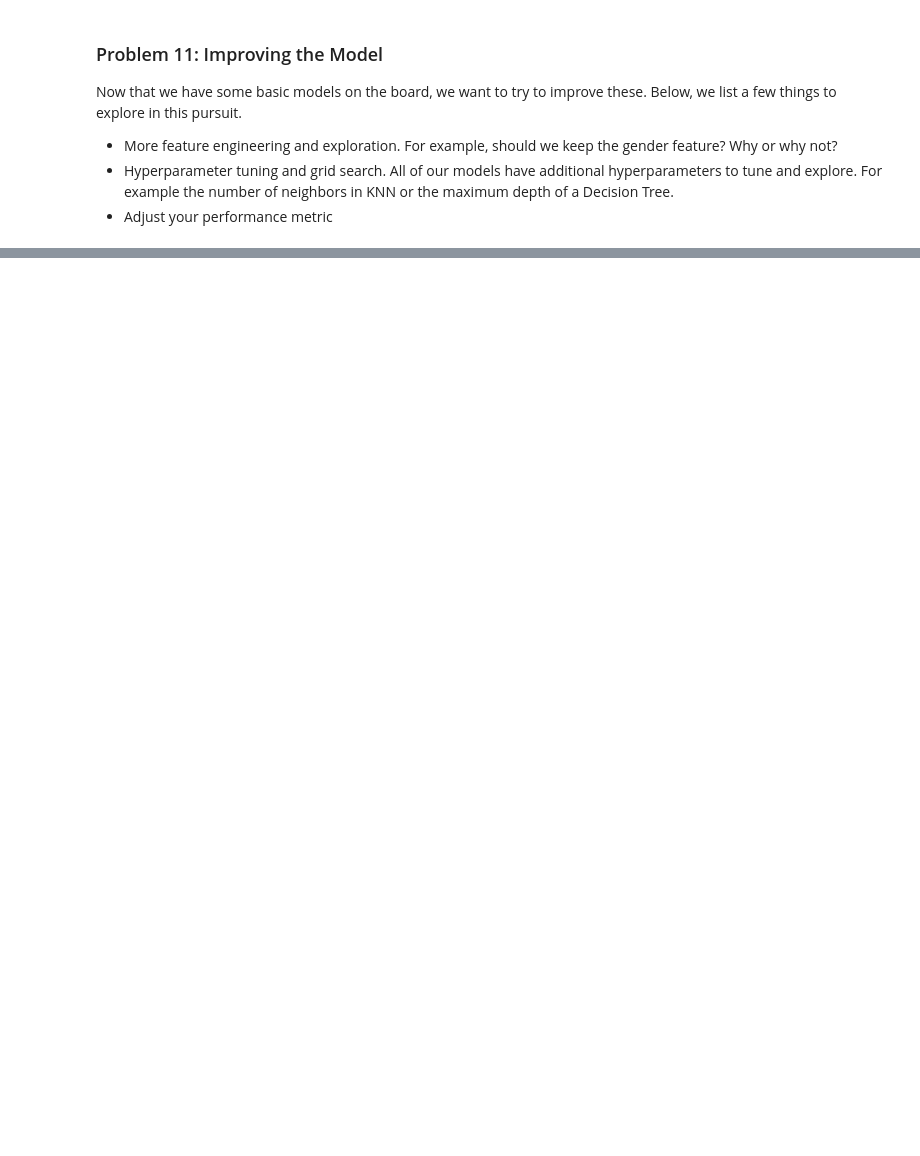
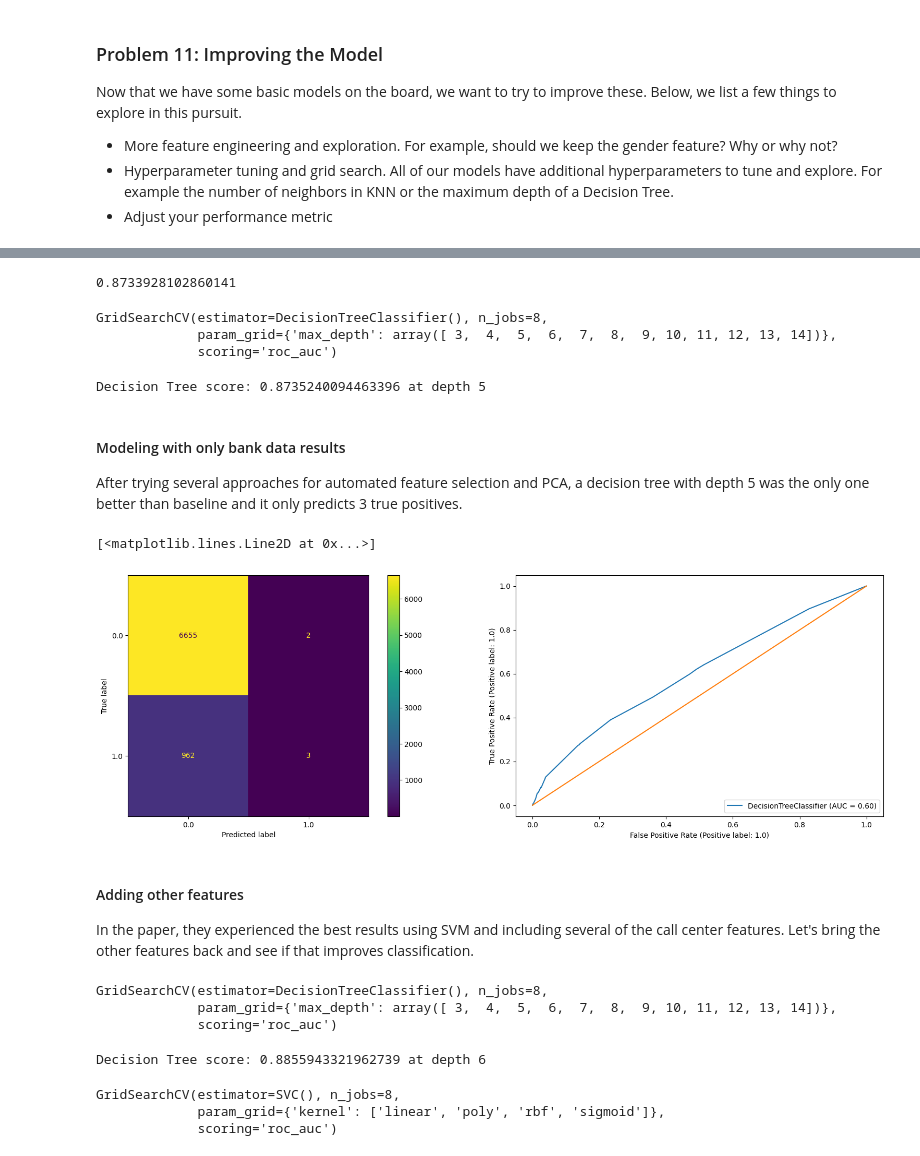
Before and after one commit to caller9/berkeley_ai_cert_module_17, a Jupyter notebook: practical_application_3.ipynb, the cells around one changed output, grey strips where cells are left out. Cells and saved outputs as stored; diff of their text form; code cells hidden in the pictures; blank space fills up the shorter version.

```diff
--- a/practical_application_3.ipynb
+++ b/practical_application_3.ipynb
@@ -254,0 +319,9 @@ Now that we have some basic models on the board, we want to try to improve these
+# %%
+pca_svm_pipeline = Pipeline([
+    ('scaler', StandardScaler()),
+    ('pca', PCA()),
+    ('model', SVC())
+])
+pca_svm_params = {'model__kernel': ['linear', 'poly', 'rbf', 'sigmoid'], 'pca__n_components': [3, 4, 5]}
+pca_svm_grid = GridSearchCV(pca_svm_pipeline, n_jobs=8, param_grid=pca_svm_params, scoring='roc_auc')
+pca_svm_grid.fit(X_train, y_train)
@@ -254,0 +339,9 @@ Now that we have some basic models on the board, we want to try to improve these
+# %%
+pca_lgr_pipeline = Pipeline([
+    ('scaler', StandardScaler()),
+    ('pca', PCA()),
+    ('model', LogisticRegression())
+])
+pca_lgr_params = {'model__max_iter': [100, 1_000, 10_000], 'pca__n_components': [3, 4, 5]}
+pca_lgr_grid = GridSearchCV(pca_lgr_pipeline, n_jobs=8, param_grid=pca_lgr_params, scoring='roc_auc')
+pca_lgr_grid.fit(X_train, y_train)
@@ -254,0 +356,31 @@ Now that we have some basic models on the board, we want to try to improve these
+# %%
+pca_lgr_grid.best_estimator_.score(X_test, y_test)
+# %% [output]
+0.8733928102860141
+# %%
+dt_params = {'max_depth': np.arange(3, 15)}
+dt_grid = GridSearchCV(DecisionTreeClassifier(), n_jobs=8, param_grid=dt_params, scoring='roc_auc')
+dt_grid.fit(X_train, y_train)
+# %% [output]
+GridSearchCV(estimator=DecisionTreeClassifier(), n_jobs=8,
+             param_grid={'max_depth': array([ 3,  4,  5,  6,  7,  8,  9, 10, 11, 12, 13, 14])},
+             scoring='roc_auc')
+# %%
+best_dt_estimator = dt_grid.best_estimator_
+print(f"Decision Tree score: {best_dt_estimator.score(X_test, y_test)} at depth {dt_grid.best_params_['max_depth']}")
+# %% [output]
+Decision Tree score: 0.8735240094463396 at depth 5
+# %% [markdown]
+#### Modeling with only bank data results
+After trying several approaches for automated feature selection and PCA, a decision tree with depth 5 was the only one better than baseline and it only predicts 3 true positives.
+# %%
+fig, ax = plt.subplots(1, 2, figsize = (20, 6))
+ConfusionMatrixDisplay.from_estimator(best_dt_estimator, X_test, y_test, ax = ax[0])
+RocCurveDisplay.from_estimator(best_dt_estimator, X_test, y_test, ax = ax[1])
+ax[1].plot(np.array([0, 1]), np.array([0, 1]))
+# %% [output]
+[<matplotlib.lines.Line2D at 0x...>]
+[figure, added]
+# %% [markdown]
+#### Adding other features
+In the paper, they experienced the best results using SVM and including several of the call center features. Let's bring the other features back and see if that improves classification.
@@ -254,0 +389,21 @@ Now that we have some basic models on the board, we want to try to improve these
+# %%
+dt_params = {'max_depth': np.arange(3, 15)}
+dt_grid = GridSearchCV(DecisionTreeClassifier(), n_jobs=8, param_grid=dt_params, scoring='roc_auc')
+dt_grid.fit(X_train, y_train)
+# %% [output]
+GridSearchCV(estimator=DecisionTreeClassifier(), n_jobs=8,
+             param_grid={'max_depth': array([ 3,  4,  5,  6,  7,  8,  9, 10, 11, 12, 13, 14])},
+             scoring='roc_auc')
+# %%
+best_dt_estimator = dt_grid.best_estimator_
+print(f"Decision Tree score: {best_dt_estimator.score(X_test, y_test)} at depth {dt_grid.best_params_['max_depth']}")
+# %% [output]
+Decision Tree score: 0.8855943321962739 at depth 6
+# %%
+svm_params = {'kernel': ['linear', 'poly', 'rbf', 'sigmoid']}
+svm_grid = GridSearchCV(SVC(), n_jobs=8, param_grid=svm_params, scoring='roc_auc')
+svm_grid.fit(X_train, y_train)
+# %% [output]
+GridSearchCV(estimator=SVC(), n_jobs=8,
+             param_grid={'kernel': ['linear', 'poly', 'rbf', 'sigmoid']},
+             scoring='roc_auc')
```
Also changed, not shown: parts of 21 cells of this notebook.
